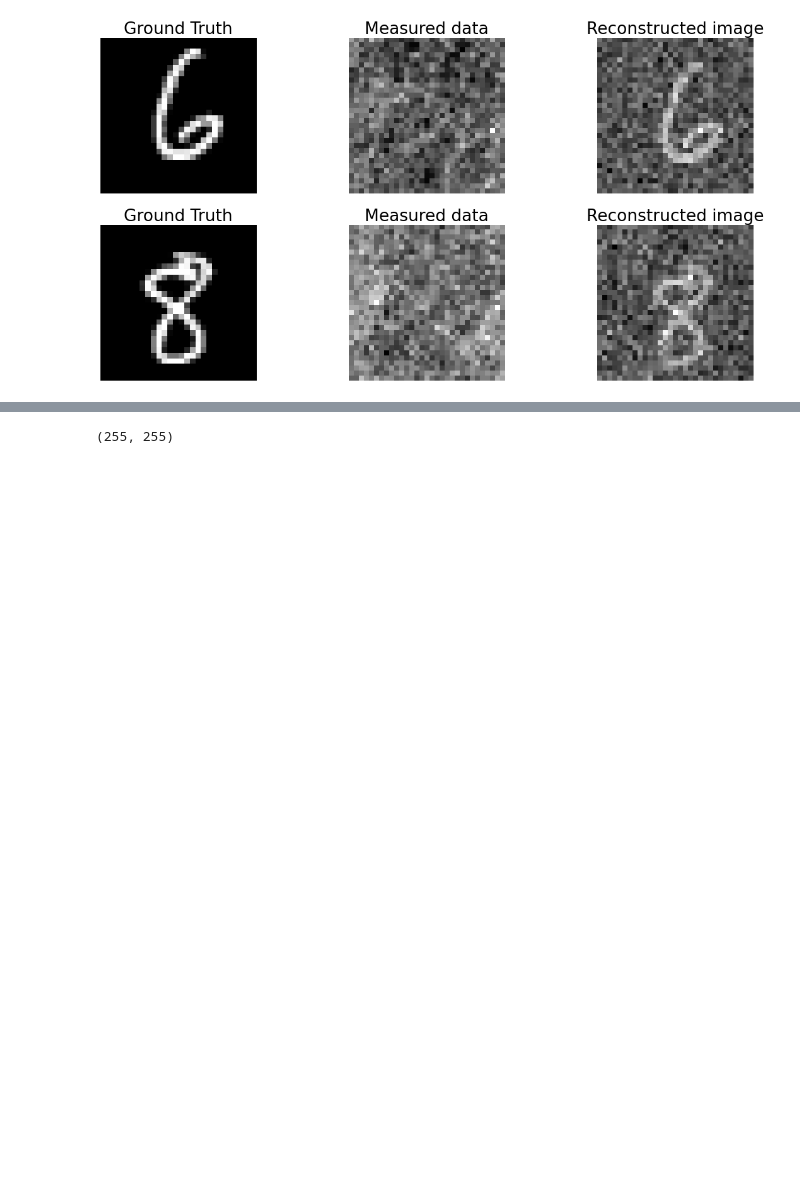
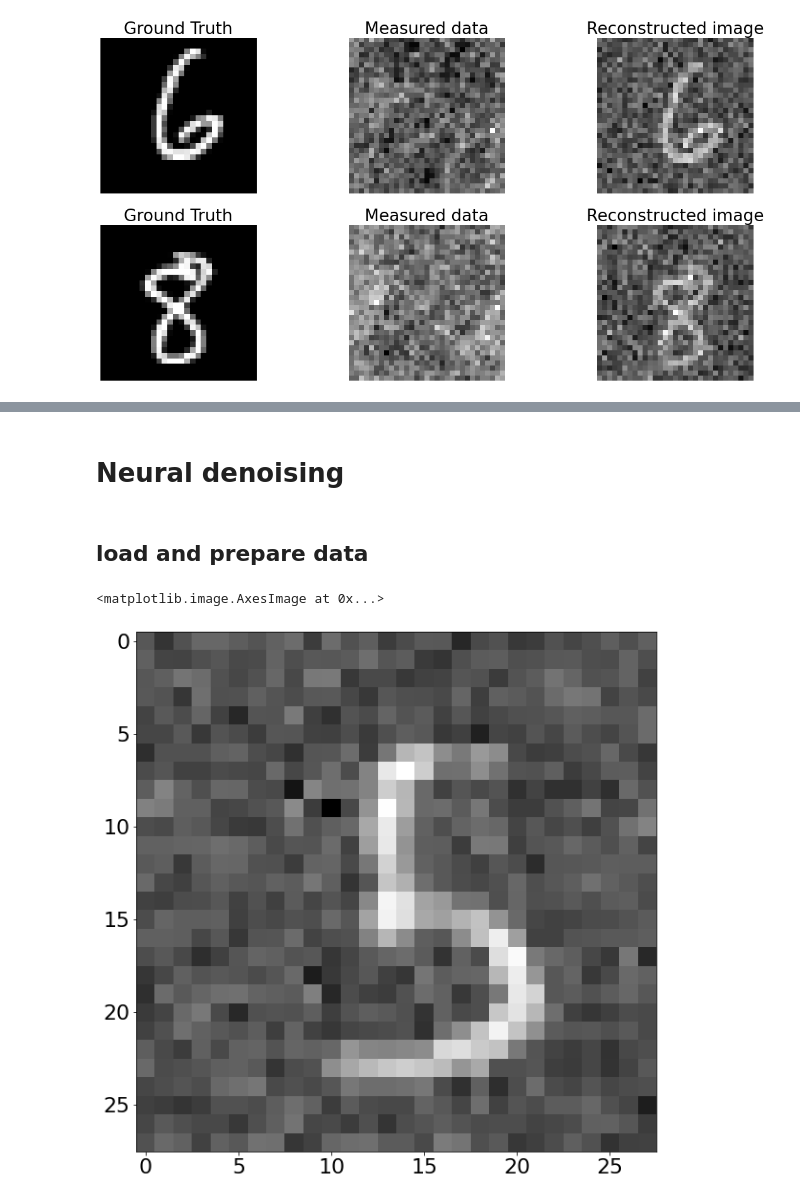
Before and after one commit to djbradyAtOpticalSciencesArizona/computationalImaging, a Jupyter notebook: rays/codeApertureImaging.ipynb, the cells around one changed output, grey strips where cells are left out. Drawn from its saved outputs; the diff is of its cells as text; code cells hidden in the pictures; blank space fills up the shorter version.

```diff
--- a/rays/codeApertureImaging.ipynb
+++ b/rays/codeApertureImaging.ipynb
@@ -225,4 +230,32 @@ files.download('muraCodedApertureSamplingFunction.pdf')
-# %%
-sampFun.shape
-# %% [output]
-(255, 255)
+# %% [markdown]
+# Neural denoising
+# %% [markdown]
+## load and prepare data
+# %%
+# load the mnist dataset of characters
+from keras.datasets import mnist
+
+(x_train, y_train), (x_test, y_test) = mnist.load_data()
+x_train=x_train.astype("float32")/255.0
+x_test=x_test.astype("float32")/255.0
+
+
+g_test=np.zeros(np.shape(x_test))
+g_train=np.zeros(np.shape(x_train))
+for pop in range(np.shape(x_test)[0]):
+  g_test[pop,:,:]=cv2.resize(signal.convolve2d(ht,np.random.poisson(5*signal.convolve2d(t,x_test[pop,:,:], mode='same',boundary='wrap'))\
+                                               ,mode='same',boundary='wrap'),dsize=(28,28))
+  g_test[pop,:,:]=g_test[pop,:,:]/np.max(g_test[pop,:,:])
+for pop in range(np.shape(x_train)[0]):
+  g_train[pop,:,:]=cv2.resize(signal.convolve2d(ht,np.random.poisson(5*signal.convolve2d(t,x_train[pop,:,:], mode='same',boundary='wrap'))\
+                                                ,mode='same',boundary='wrap'),dsize=(28,28))
+  g_train[pop,:,:]=g_train[pop,:,:]/np.max(g_train[pop,:,:])
+x_train = np.reshape(x_train, (len(x_train), 28, 28, 1))
+x_test = np.reshape(x_test, (len(x_test), 28, 28, 1))
+g_train = np.reshape(g_train, (len(g_train), 28, 28, 1))
+g_test = np.reshape(g_test, (len(g_test), 28, 28, 1))
+# %%
+plt.imshow(g_test[1931].reshape(28, 28))
+# %% [output]
+<matplotlib.image.AxesImage at 0x...>
+[figure, added]
```
Also changed, not shown: parts of 19 cells of this notebook.
